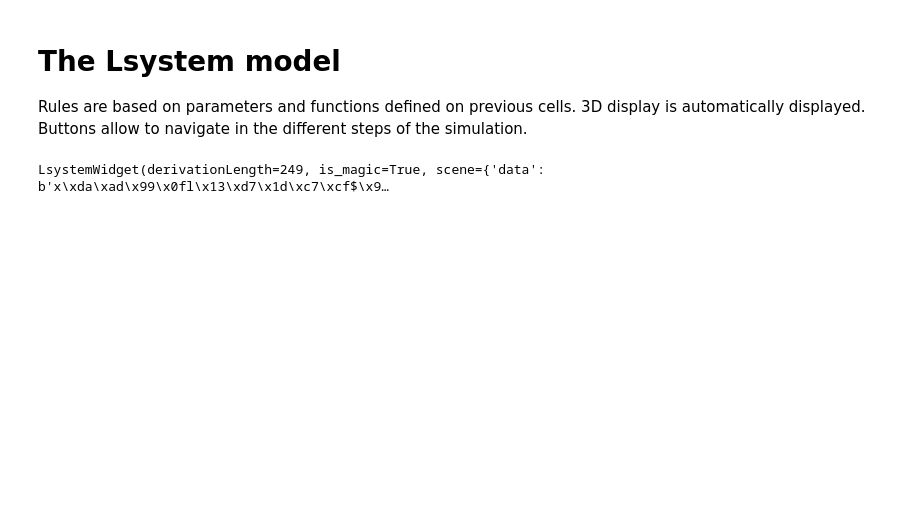
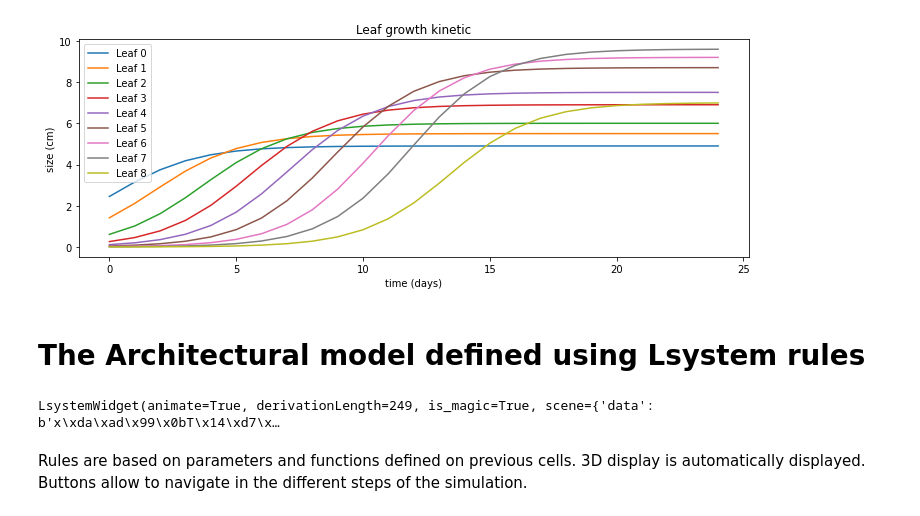
Before and after one commit to fredboudon/fspm2020, a Jupyter notebook: examples/Integration.ipynb, the cells around one changed output. Drawn from its saved outputs; the diff is of its cells as text; code cells hidden in the pictures; blank space fills up the shorter version.

```diff
--- a/examples/Integration.ipynb
+++ b/examples/Integration.ipynb
@@ -43,25 +55,36 @@ plt.show()
+# %%
+plt.figure(figsize=(12,4))
+timerange = range(0,maxTime)
+colors = []
+for i in range(nbMetamers):
+    colors.append(plt.plot(timerange,[leaf_size(i,t) for t in timerange],
+                           label='Leaf '+str(i)))
+# retrieve the colors of each lines
+colors = list(map(lambda c : [int(cv*255) for cv in to_rgb(c[0].get_color())],colors))
+plt.xlabel('time (days)');plt.ylabel('size (cm)');
+plt.title('Leaf growth kinetic'); plt.legend()
+plt.show()
+# %% [output]
+[figure, added]
+# %% [markdown]
+# The Architectural model defined using Lsystem rules
+# %%
+%%lpy -a True -u dm -w 4 -s 1000,400
+Axiom:
+    nproduce _(0.3)@Gc SetColor(Material((1,15,1),diffuse=10,specular=(0,0,0)))
+    for i in range(nbMetamers): nproduce I(i,0)/(137)[[^(40)L(i,0)]]
+    nproduce I(i,0) @O
+
+derivation length: int(maxTime//dt)
+production:
+I(i,t) --> I(i,t+dt)
+L(i,t) --> L(i,t+dt)
+interpretation:
+I(i,t) --> F(internode_size(i,t))
+L(i,t) :
+    l = leaf_size(i,t)
+    nproduce SetColor(colors[i][0],colors[i][1],colors[i][2])_(0.1)^(t)F(l/6)[+(90)/(-30)~l(l/2)][-(90)/(30)~l(l/2)]F(l/6)[+(60)/(-15)~l(l/2)][-(60)/(15)~l(l/2)]F(l/6)^(20)~l(l/2)
+# %% [output]
+LsystemWidget(animate=True, derivationLength=249, is_magic=True, scene={'data': b'x\xda\xad\x99\x0bT\x14\xd7\x…
 # %% [markdown]
-# The Lsystem model
-
 Rules are based on parameters and functions defined on previous cells. 3D display is automatically displayed. Buttons allow to navigate in the different steps of the simulation.
-# %%
-%%lpy  -u dm -w 4 -s 600,400
-
-Axiom:
-    nproduce _(0.3)@Gc
-    for i in range(nbMetamers):
-        nproduce I(i,0)/(137)[[^(60)L(i,0)]]
-
-derivation length: int(maxTime//dt)
-production:
-I(i,t) --> I(i,t+dt)
-L(i,t) --> L(i,t+dt)
-
-interpretation:
-I(i,t) --> F(internode_size(i,t))
-L(i,t) :
-    l = leaf_size(i,t)
-    nproduce SetColor(200,10,10)_(0.1) ^(t*0.3)F(l/6)[+(90)~l(l/2)][-(90)~l(l/2)]
-    nproduce F(l/6)[+(60)~l(l/2)][-(60)~l(l/2)]F(l/6)~l(l/2)
-# %% [output]
-LsystemWidget(derivationLength=249, is_magic=True, scene={'data': b'x\xda\xad\x99\x0fl\x13\xd7\x1d\xc7\xcf$\x9…
```
Also changed, not shown: parts of 11 cells of this notebook, 4 other files.
